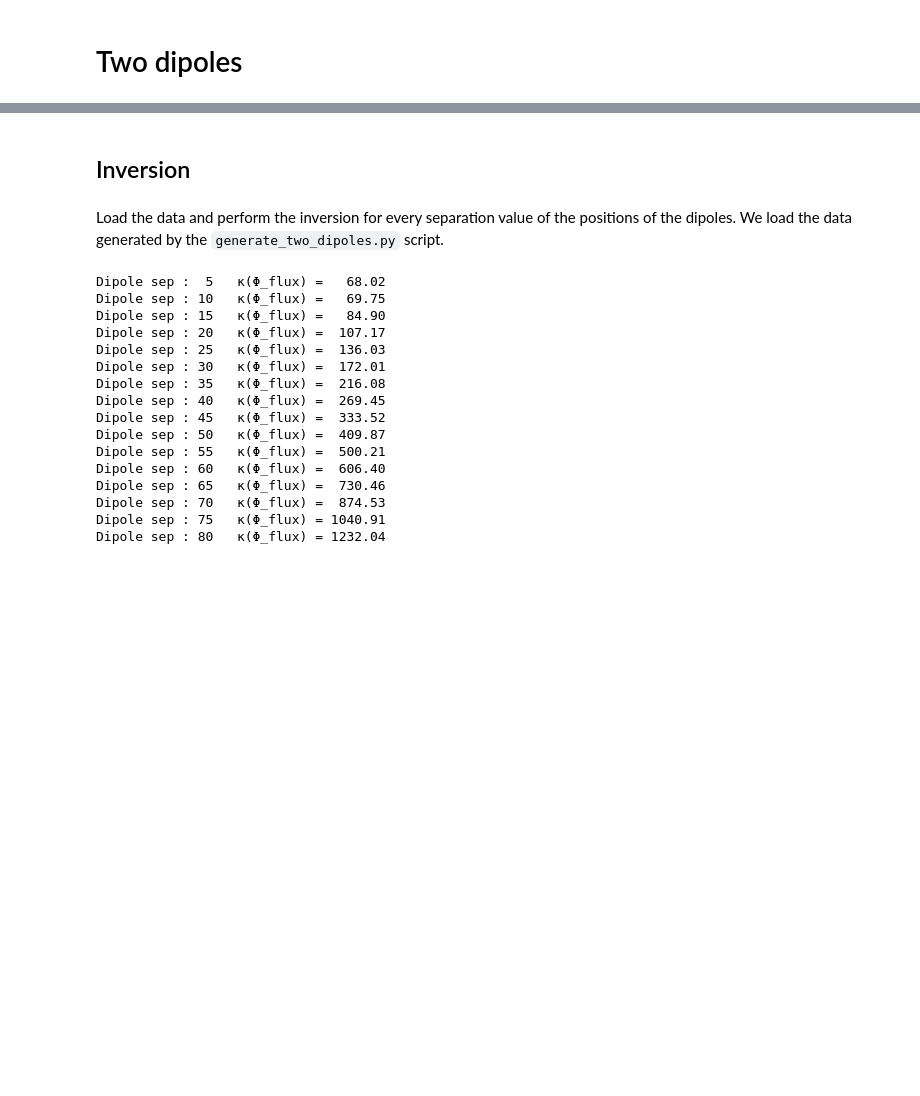
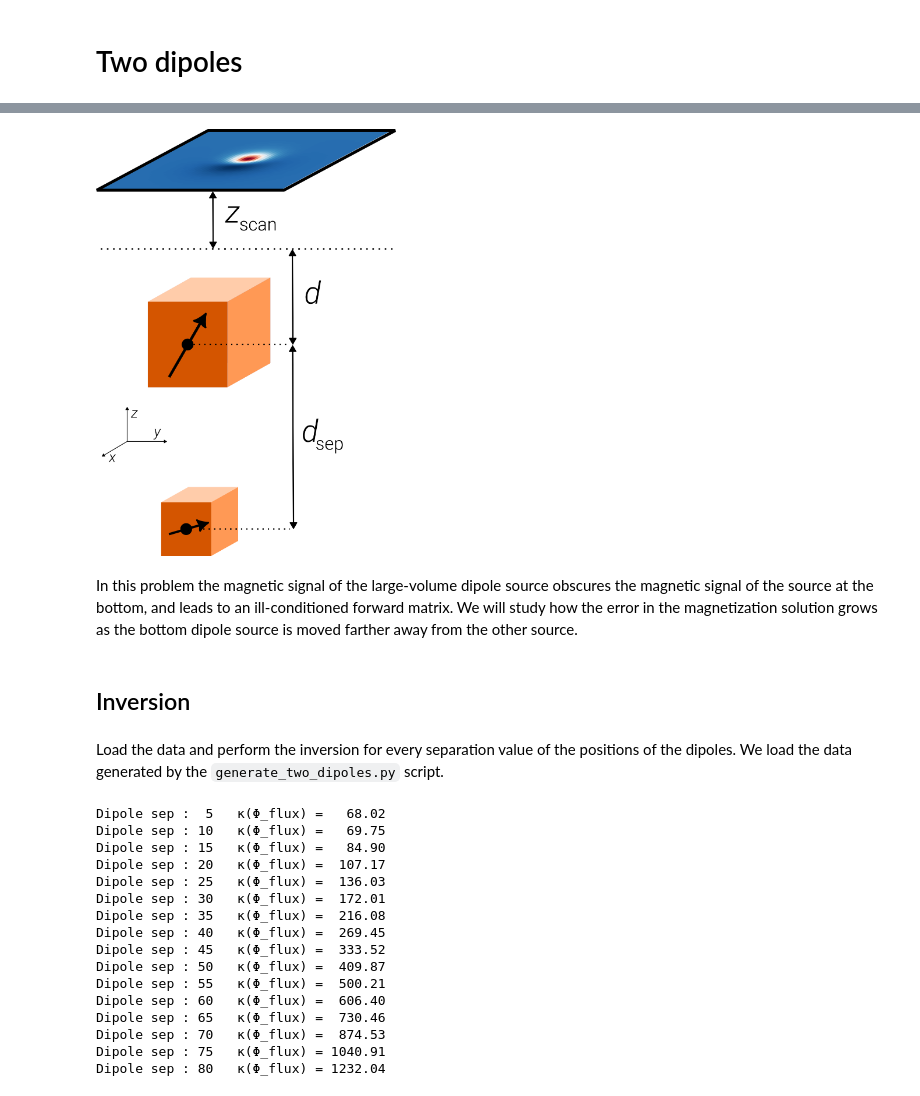
Before and after one commit to Micromagnetic-Tomography/paper-2023-mmt-numerical-libraries, a Jupyter notebook: notebooks/two_dipoles_sep.ipynb, the cells around one changed output, grey strips where cells are left out. Cells and saved outputs as stored; diff of their text form; code cells hidden in the pictures; blank space fills up the shorter version.

```diff
--- a/notebooks/two_dipoles_sep.ipynb
+++ b/notebooks/two_dipoles_sep.ipynb
@@ -9,3 +7,9 @@ In this problem the magnetic signal of the large-volume dipole source obscures t
+# %%
+Image("figures/two_dip_diagram.png", width=300)
+# %% [output]
+[figure, added]
+# %% [markdown]
+In this problem the magnetic signal of the large-volume dipole source obscures the magnetic signal of the source at the bottom, and leads to an ill-conditioned forward matrix. We will study how the error in the magnetization solution grows as the bottom dipole source is moved farther away from the other source.
 # %%
 import numpy as np
 import mmt_dipole_cuboid_inversion as dci
```
Also changed, not shown: parts of 2 cells of this notebook, 3 other files.
